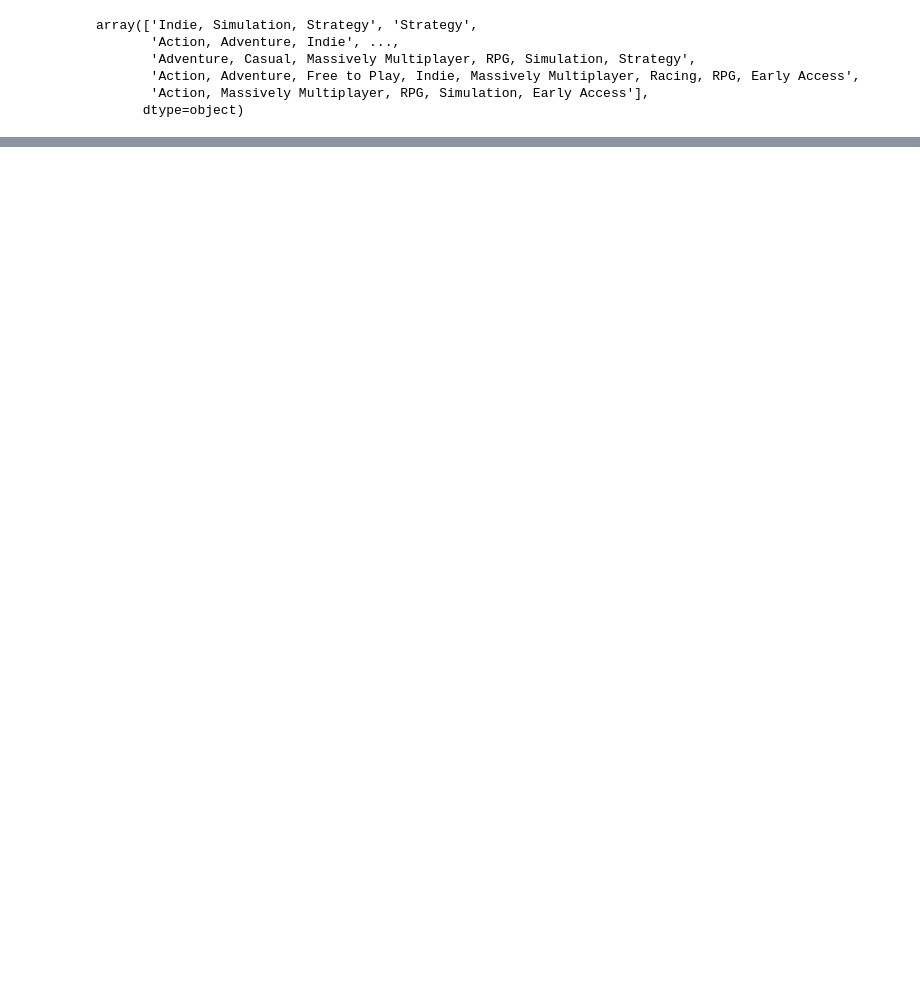
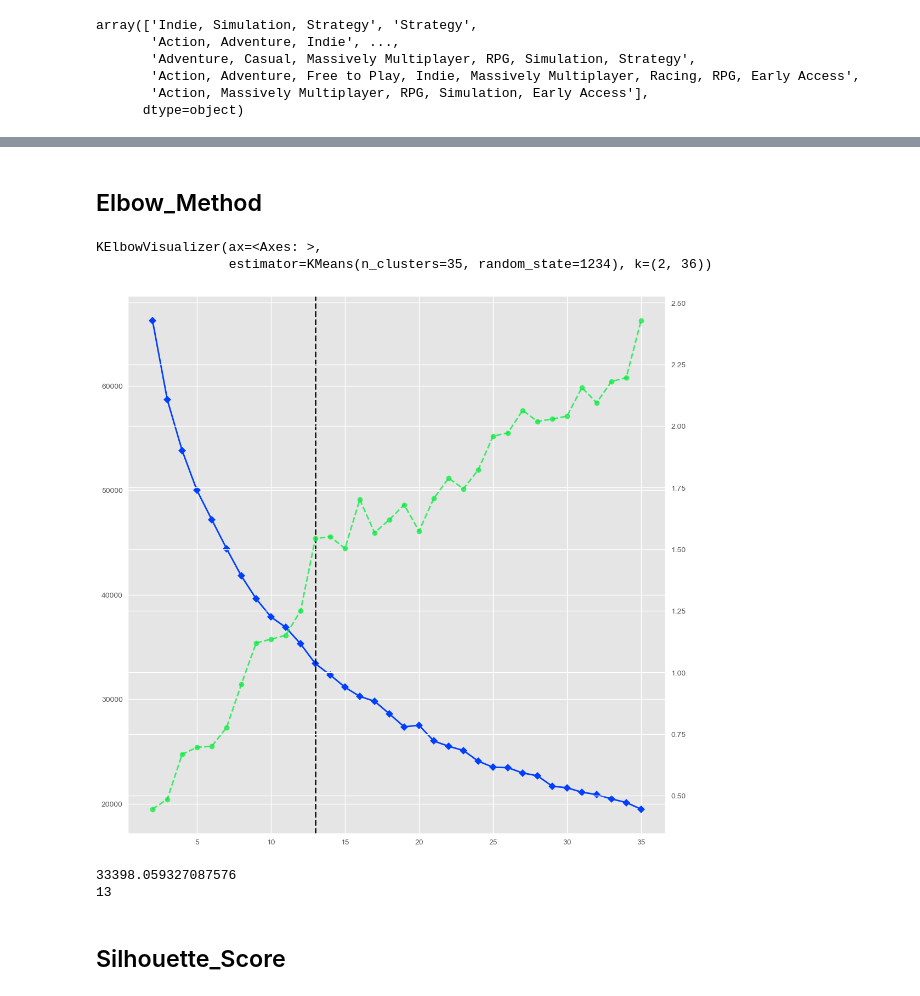
Before and after one commit to trevormoon/ASAC_ml_project, a Jupyter notebook: EDA/LSH/genre_pre.ipynb, the cells around one changed output, grey strips where cells are left out. Cells and saved outputs as stored; diff of their text form; code cells hidden in the pictures; blank space fills up the shorter version.

```diff
--- a/EDA/LSH/genre_pre.ipynb
+++ b/EDA/LSH/genre_pre.ipynb
@@ -178,0 +68,22 @@ cluster_details[0]['genre']
+# %% [markdown]
+## Elbow_Method
+# %%
+from yellowbrick.cluster import KElbowVisualizer
+
+
+plt.figure(figsize=(10,10))
+e_k_m  = KMeans(random_state=1234)
+visualizer = KElbowVisualizer(e_k_m, k=(2,36))
+visualizer.fit(genre_df.drop(['appid'], axis=1))
+# %% [output]
+KElbowVisualizer(ax=<Axes: >,
+                 estimator=KMeans(n_clusters=35, random_state=1234), k=(2, 36))
+[figure, added]
+# %%
+print(visualizer.elbow_score_)
+print(visualizer.elbow_value_)
+# %% [output]
+33398.059327087576
+13
+# %% [markdown]
+## Silhouette_Score
```
Also changed, not shown: parts of 41 cells of this notebook, 7 other files.
